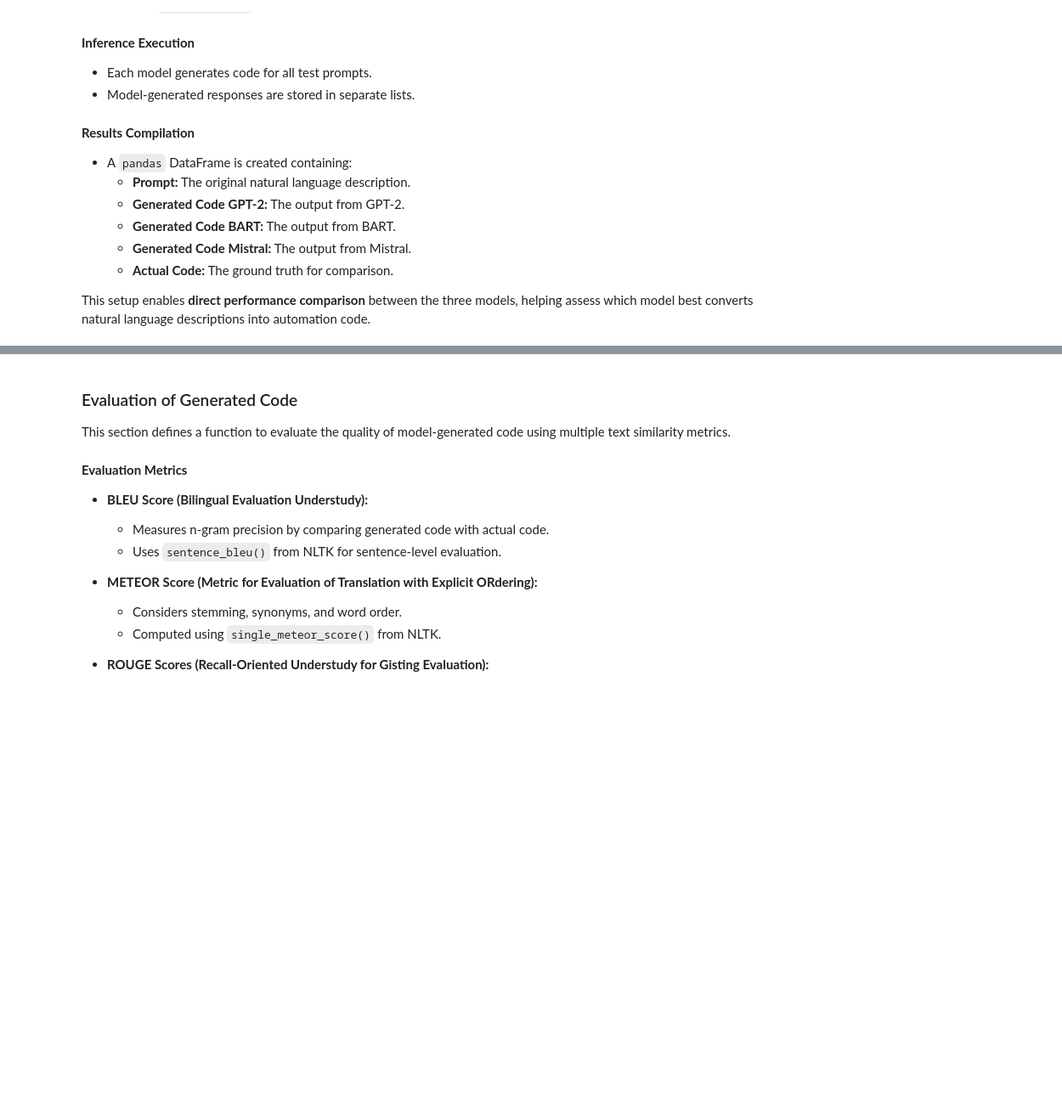
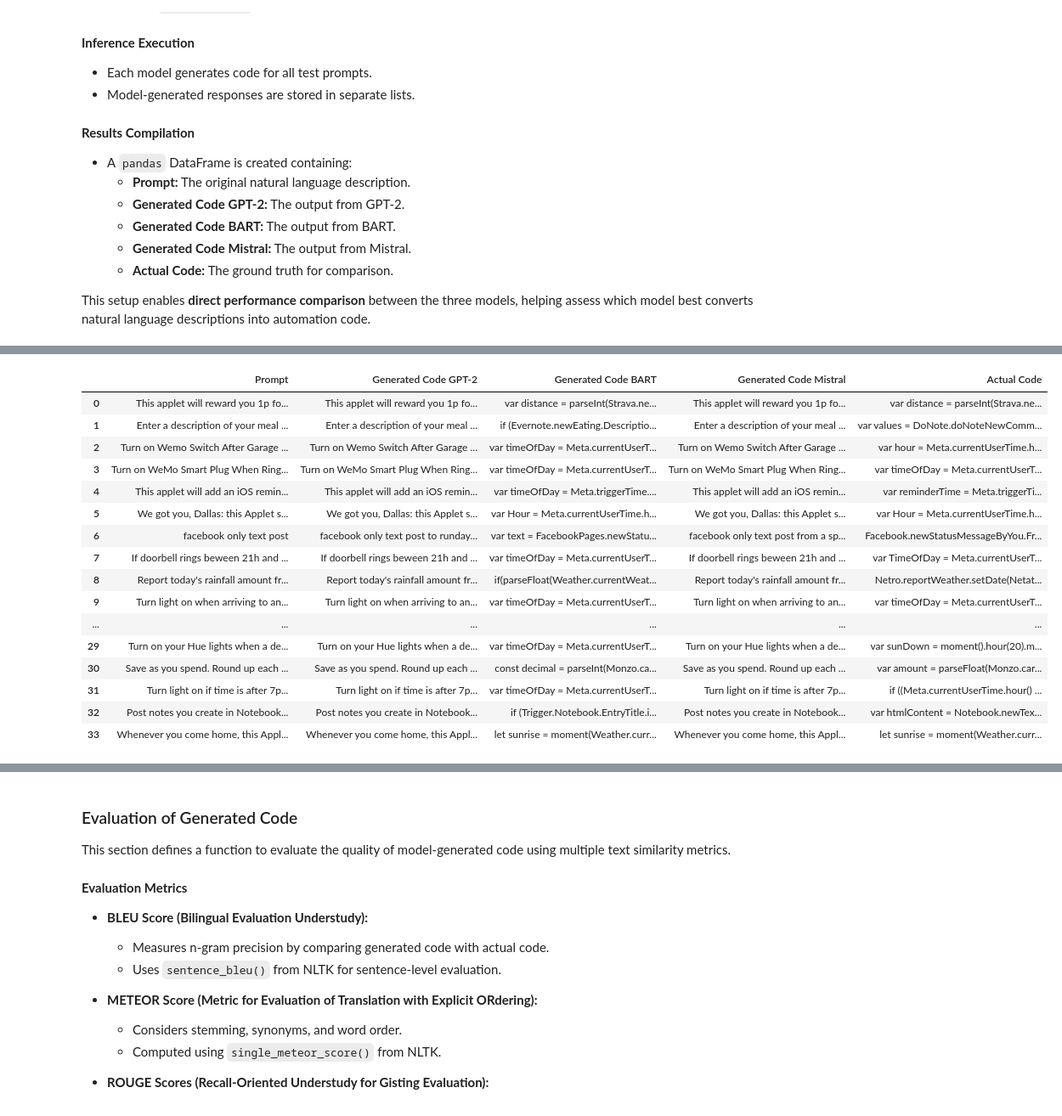
Before and after one commit to benedettoscala/ifttt-code-generator, a Jupyter notebook: test_and_compare_models.ipynb, the cells around one changed output, grey strips where cells are left out. Shown at 85% size. Cells and saved outputs as stored; diff of their text form; code cells hidden in the pictures; blank space fills up the shorter version.

```diff
--- a/test_and_compare_models.ipynb
+++ b/test_and_compare_models.ipynb
@@ -235,6 +252,26 @@ Building wheels for collected packages: rouge_score
 Successfully built rouge_score
 Installing collected packages: rouge_score
 Successfully installed rouge_score-0.1.2
+# %%
+results_df
+# %% [output]
+|  | Prompt | Generated Code GPT-2 | Generated Code BART | Generated Code Mistral | Actual Code |
+| 0 | This applet will reward you 1p fo... | This applet will reward you 1p fo... | var distance = parseInt(Strava.ne... | This applet will reward you 1p fo... | var distance = parseInt(Strava.ne... |
+| 1 | Enter a description of your meal ... | Enter a description of your meal ... | if (Evernote.newEating.Descriptio... | Enter a description of your meal ... | var values = DoNote.doNoteNewComm... |
+| 2 | Turn on Wemo Switch After Garage ... | Turn on Wemo Switch After Garage ... | var timeOfDay = Meta.currentUserT... | Turn on Wemo Switch After Garage ... | var hour = Meta.currentUserTime.h... |
+| 3 | Turn on WeMo Smart Plug When Ring... | Turn on WeMo Smart Plug When Ring... | var timeOfDay = Meta.currentUserT... | Turn on WeMo Smart Plug When Ring... | var timeOfDay = Meta.currentUserT... |
+| 4 | This applet will add an iOS remin... | This applet will add an iOS remin... | var timeOfDay = Meta.triggerTime.... | This applet will add an iOS remin... | var reminderTime = Meta.triggerTi... |
+| 5 | We got you, Dallas: this Applet s... | We got you, Dallas: this Applet s... | var Hour = Meta.currentUserTime.h... | We got you, Dallas: this Applet s... | var Hour = Meta.currentUserTime.h... |
+| 6 | facebook only text post | facebook only text post to runday... | var text = FacebookPages.newStatu... | facebook only text post from a sp... | Facebook.newStatusMessageByYou.Fr... |
+| 7 | If doorbell rings beween 21h and ... | If doorbell rings beween 21h and ... | var timeOfDay = Meta.currentUserT... | If doorbell rings beween 21h and ... | var TimeOfDay = Meta.currentUserT... |
+| 8 | Report today's rainfall amount fr... | Report today's rainfall amount fr... | if(parseFloat(Weather.currentWeat... | Report today's rainfall amount fr... | Netro.reportWeather.setDate(Netat... |
+| 9 | Turn light on when arriving to an... | Turn light on when arriving to an... | var timeOfDay = Meta.currentUserT... | Turn light on when arriving to an... | var timeOfDay = Meta.currentUserT... |
+| ... | ... | ... | ... | ... | ... |
+| 29 | Turn on your Hue lights when a de... | Turn on your Hue lights when a de... | var timeOfDay = Meta.currentUserT... | Turn on your Hue lights when a de... | var sunDown = moment().hour(20).m... |
+| 30 | Save as you spend. Round up each ... | Save as you spend. Round up each ... | const decimal = parseInt(Monzo.ca... | Save as you spend. Round up each ... | var amount = parseFloat(Monzo.car... |
+| 31 | Turn light on if time is after 7p... | Turn light on if time is after 7p... | var timeOfDay = Meta.currentUserT... | Turn light on if time is after 7p... | if ((Meta.currentUserTime.hour() ... |
+| 32 | Post notes you create in Notebook... | Post notes you create in Notebook... | if (Trigger.Notebook.EntryTitle.i... | Post notes you create in Notebook... | var htmlContent = Notebook.newTex... |
+| 33 | Whenever you come home, this Appl... | Whenever you come home, this Appl... | let sunrise = moment(Weather.curr... | Whenever you come home, this Appl... | let sunrise = moment(Weather.curr... |
 # %%
 import pandas as pd
 
```
Also changed, not shown: parts of 16 cells of this notebook.
